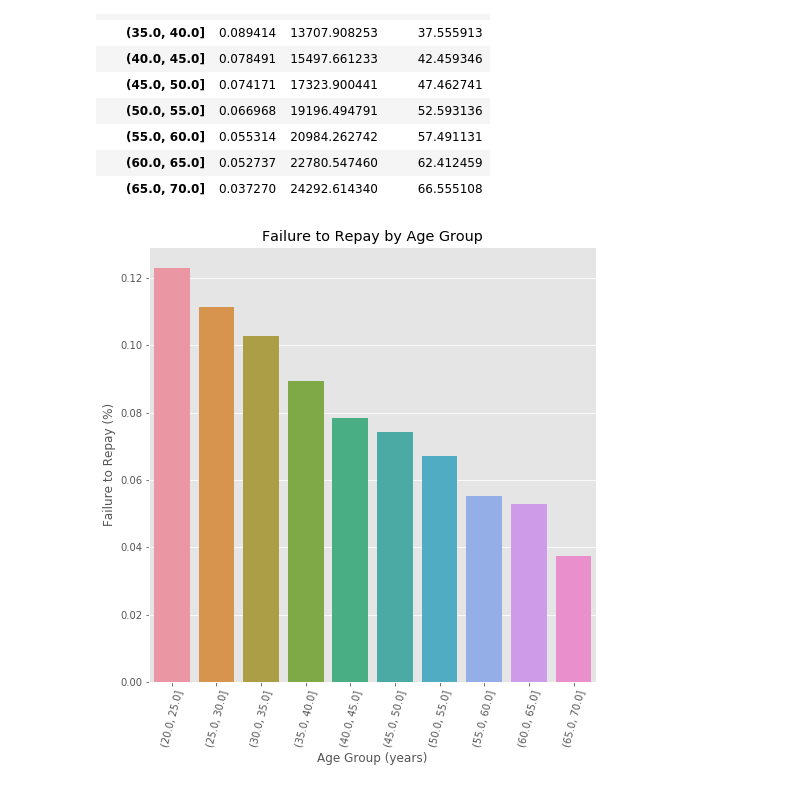
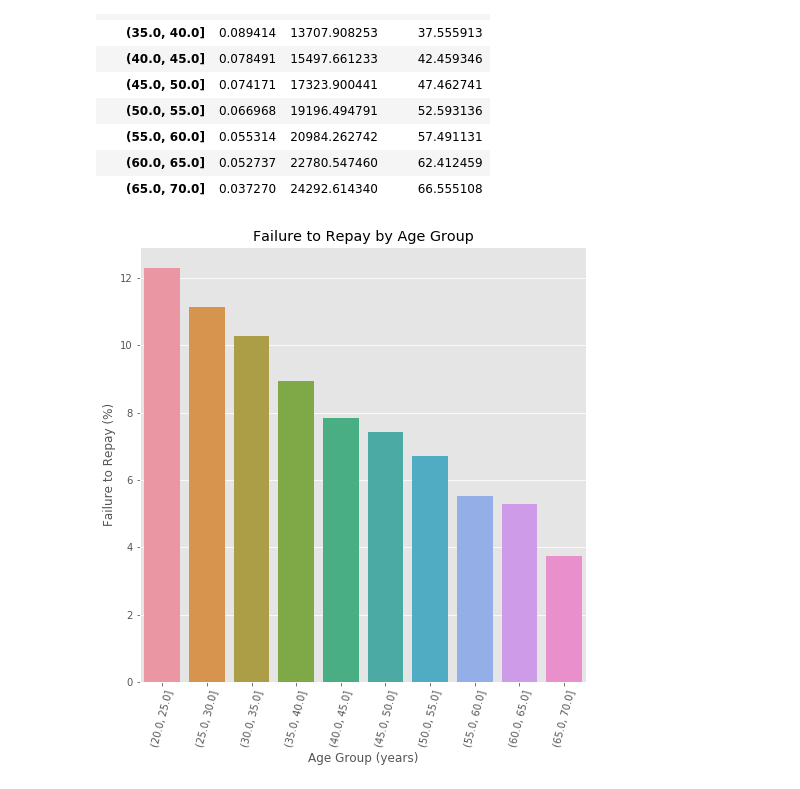
Before and after one commit to henryho2012/2nd-ML100Days, a Jupyter notebook: homework/Day_011_HW.ipynb, the cells around one changed output. Saved outputs shown, nothing was run; the diff lists cells and outputs as text; code cells hidden in the pictures.

```diff
--- a/homework/Day_011_HW.ipynb
+++ b/homework/Day_011_HW.ipynb
@@ -115,16 +118,18 @@ age_groups
 # %%
 plt.figure(figsize = (8, 8))
 
 # 以年齡區間為 x, target 為 y 繪製 barplot
 """
 Your Code Here
 """
-px = age_groups.index
-py = age_groups['TARGET'].values
+# px = age_groups.index
+# py = age_groups['TARGET'].values
+px = age_groups.index.astype(str)
+py = 100 * age_groups['TARGET']
 sns.barplot(px, py)
 
 # Plot labeling
 plt.xticks(rotation = 75); plt.xlabel('Age Group (years)'); plt.ylabel('Failure to Repay (%)')
 plt.title('Failure to Repay by Age Group');
 # %% [output]
-[figure, old version]
+[figure, new version]
```
Also changed, not shown: parts of 1 cell of this notebook.
